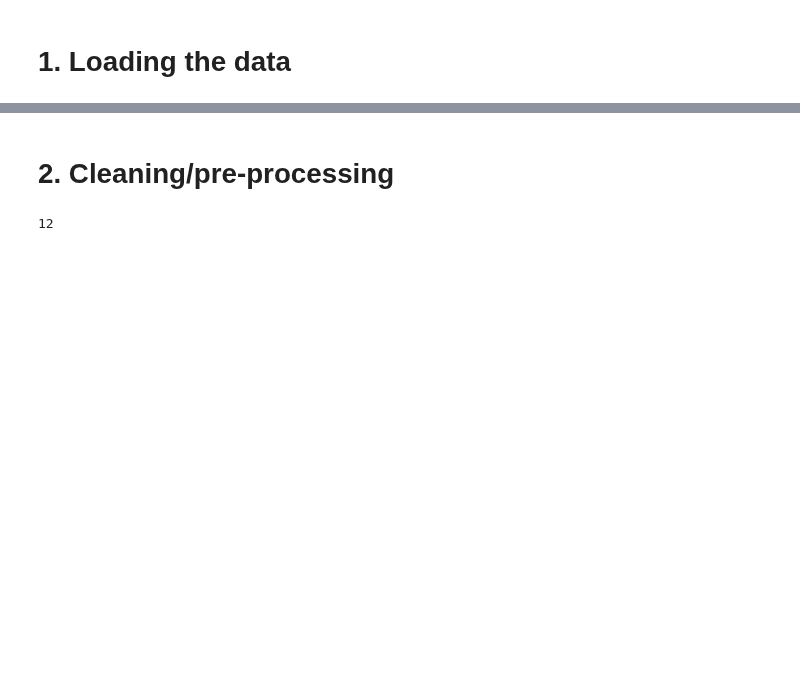
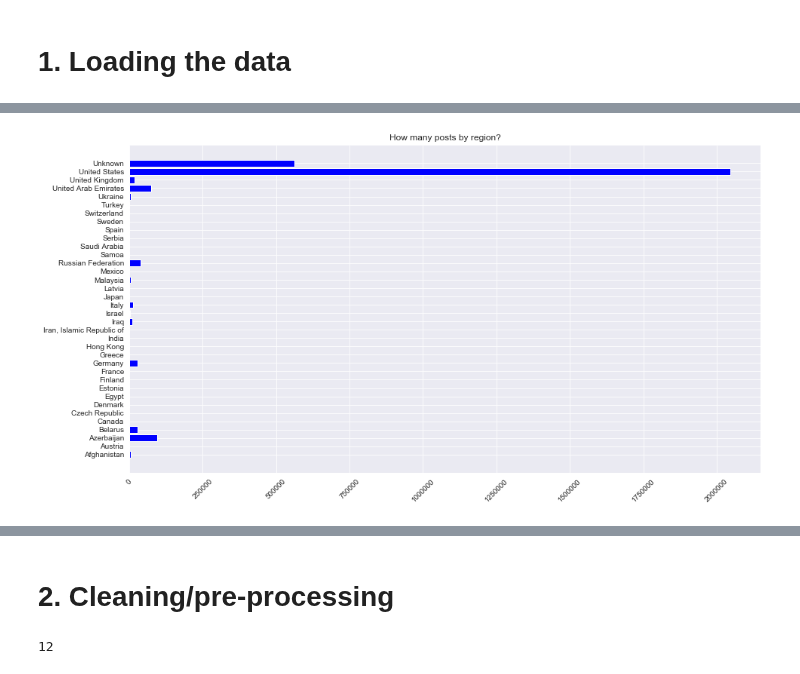
Before and after one commit to maliakber/algorithm-data-model-csc-501, a Jupyter notebook: source/assignment-4/assignment-4-jupnote.ipynb, the cells around one changed output, grey strips where cells are left out. Drawn from its saved outputs; the diff is of its cells as text; code cells hidden in the pictures; blank space fills up the shorter version.

```diff
--- a/source/assignment-4/assignment-4-jupnote.ipynb
+++ b/source/assignment-4/assignment-4-jupnote.ipynb
@@ -47,0 +58,11 @@ Wall time: 32 s
+# %%
+data = data.drop(columns=['updates', 'post_type'])
+# %%
+postsByRegion = data.groupby('region')['content'].count().reset_index(name='count')
+plt.figure(figsize=(15, 8))
+plt.barh(postsByRegion['region'], postsByRegion['count'], color='blue')
+plt.title("How many posts by region?")
+plt.xticks(rotation=45)
+plt.show()
+# %% [output]
+[figure, added]
```
Also changed, not shown: parts of 70 cells of this notebook.
